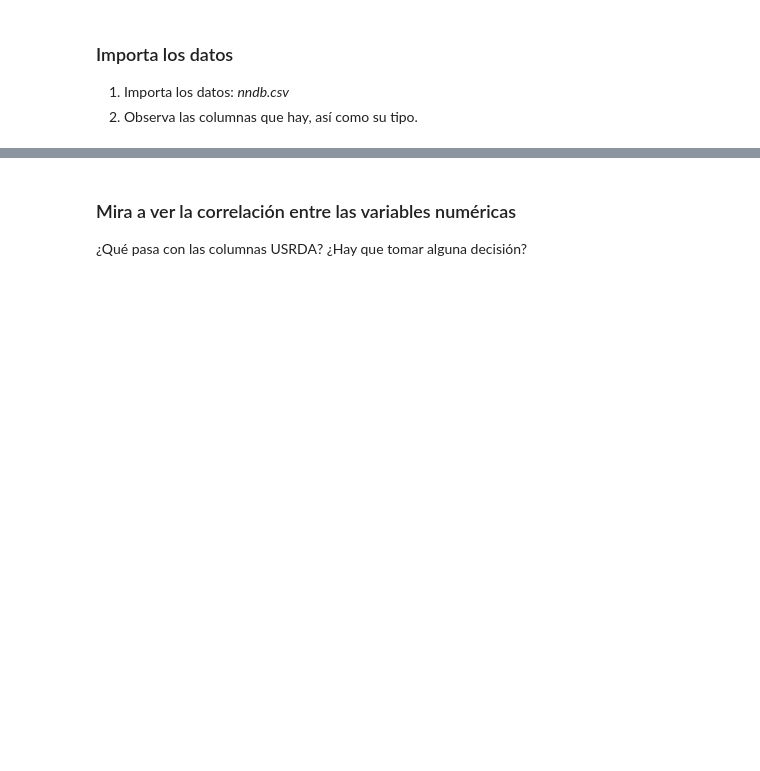
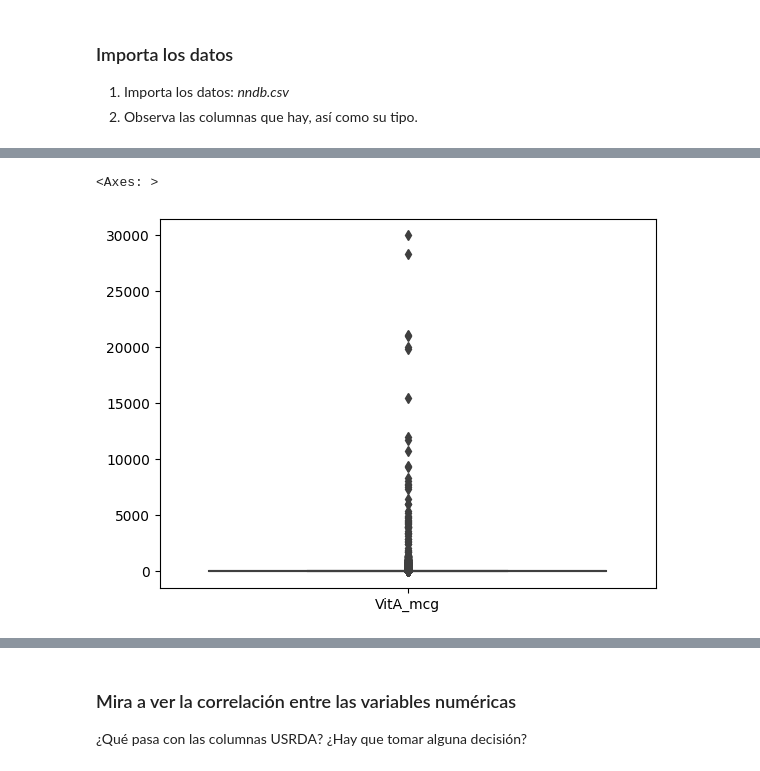
Before and after one commit to MNievas12/2409_dsft_thebridge, a Jupyter notebook: 3-Machine_Learning/2-No_Supervisado/2-PCA/Practica/1_Nutrition PCA.ipynb, the cells around one changed output, grey strips where cells are left out. Saved outputs shown, nothing was run; the diff lists cells and outputs as text; code cells hidden in the pictures; blank space fills up the shorter version.

```diff
--- a/3-Machine_Learning/2-No_Supervisado/2-PCA/Practica/1_Nutrition PCA.ipynb
+++ b/3-Machine_Learning/2-No_Supervisado/2-PCA/Practica/1_Nutrition PCA.ipynb
@@ -9,0 +68,5 @@ Importa las librerías necesarias
+# %%
+sns.boxplot(df[['VitA_mcg']])
+# %% [output]
+<Axes: >
+[figure, added]
```
Also changed, not shown: parts of 29 cells of this notebook, 2 other files.
